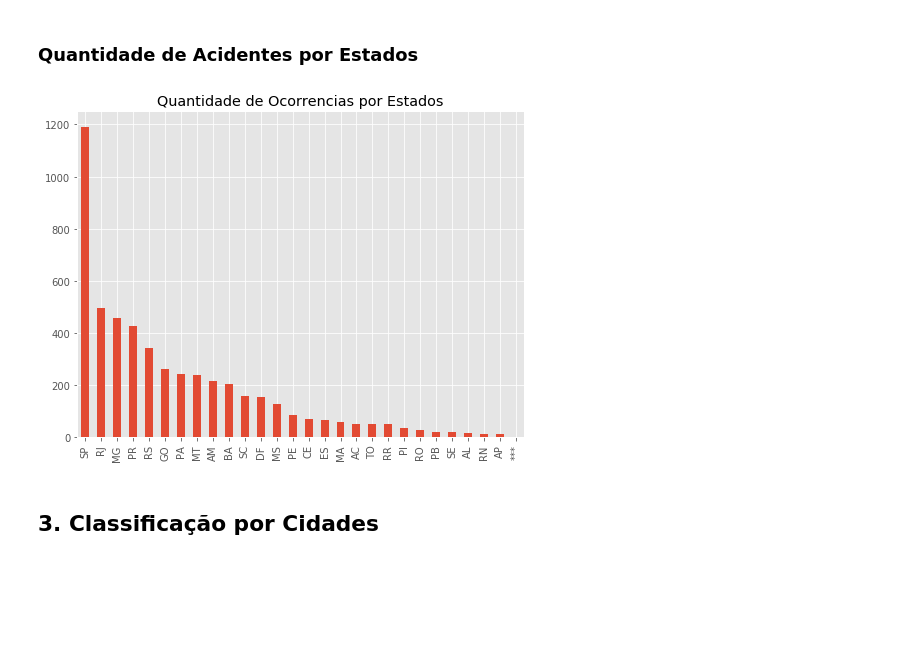
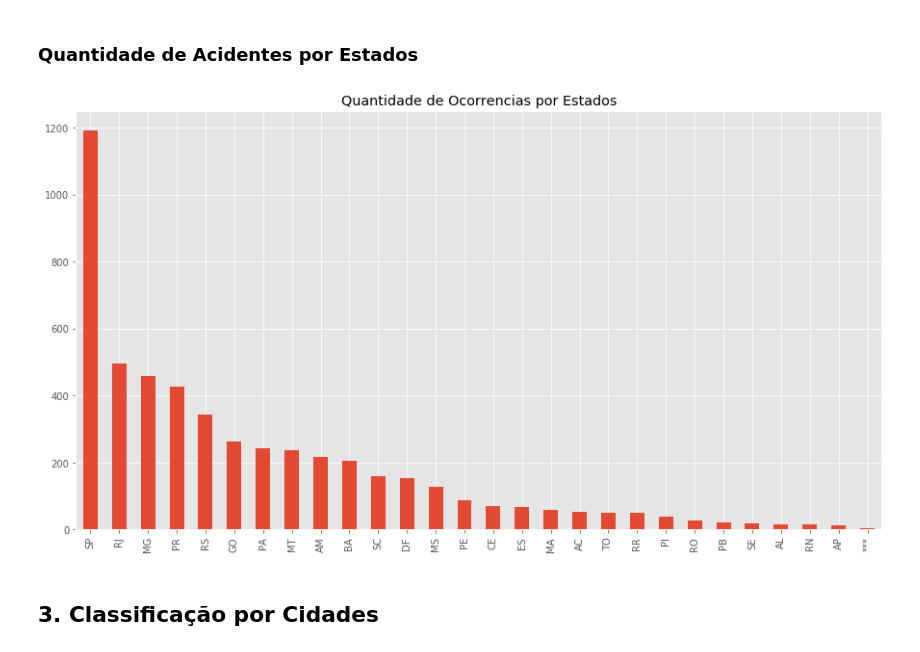
Before and after one commit to jhiltonsantos/ADS-Estatistica-IFPI, a Jupyter notebook: AcidentesFinalizado.ipynb, the cells around one changed output. Cells and saved outputs as stored; diff of their text form; code cells hidden in the pictures; blank space fills up the shorter version.

```diff
--- a/AcidentesFinalizado.ipynb
+++ b/AcidentesFinalizado.ipynb
@@ -79,0 +91,19 @@ dados.head(2)
+# %%
+data_ocorrencias = []
+for i in range(len(dados)):
+  data_ocorrencias.append(dados['ocorrencia_dia'][i])
+
+anos_ocorrencias = []
+ano = []
+for i in range(len(data_ocorrencias)):
+  ano.append(data_ocorrencias[i].split('-'))
+  anos_ocorrencias.append(ano[i][0])
+
+# Transformar anos para inteiro
+anos_int = []
+for i in range(len(anos_ocorrencias)):
+  anos_int.append(int(anos_ocorrencias[i]))
+anos_int
+
+dados['ano'] = anos_int
+dados.head(2)
@@ -292,11 +351,11 @@ map_br
 # %%
 plt.style.use("ggplot")
 acidentes_uf_bar = dados['ocorrencia_uf'].value_counts().plot(kind='bar',
                                                          subplots=True,
                                                          label='Quantidade de Ocorrencias por Estados',
-                                                         figsize=(8,6))
+                                                         figsize=(15,8))
 # %% [output]
-[figure, old version]
+[figure, new version]
 # %% [markdown]
 ## 3. Classificação por Cidades
 # %% [markdown]
```
Also changed, not shown: parts of 20 cells of this notebook.
